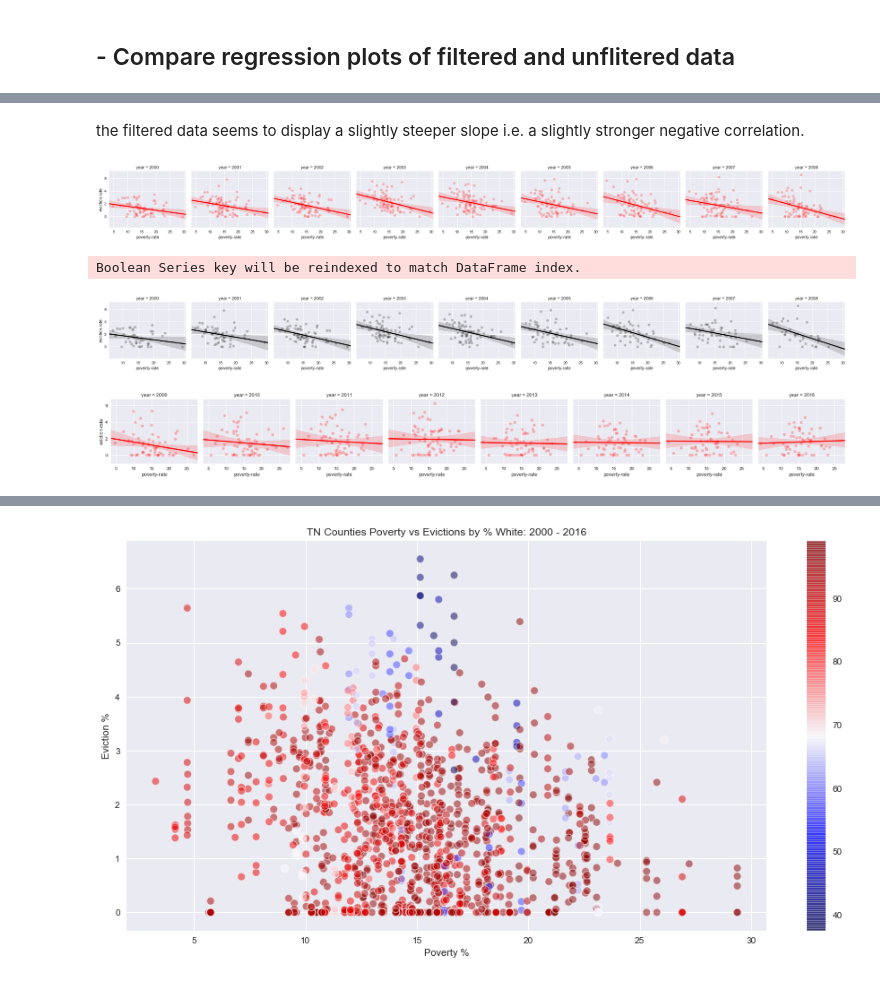
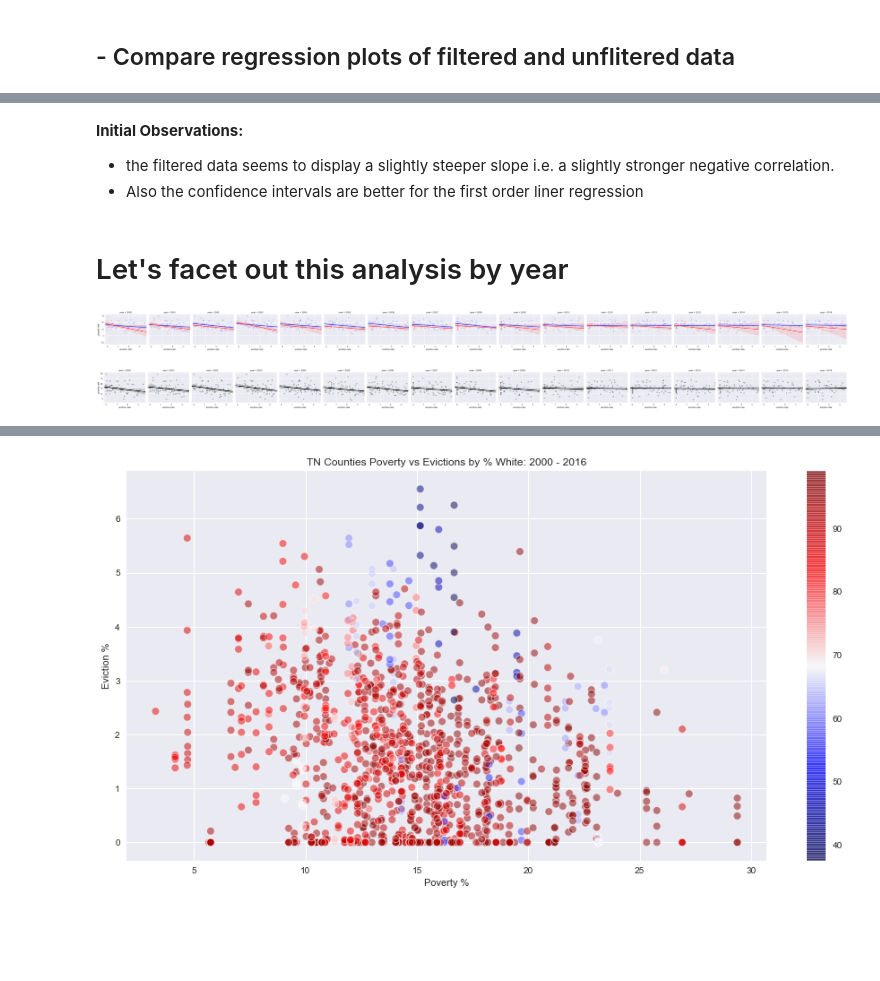
Before and after one commit to paulo-g-martinez/eviction-lab-tn-nss-capstone, a Jupyter notebook: regression-analysis-with-corrected-flags.ipynb, the cells around one changed output, grey strips where cells are left out. Cells and saved outputs as stored; diff of their text form; code cells hidden in the pictures; blank space fills up the shorter version.

```diff
--- a/regression-analysis-with-corrected-flags.ipynb
+++ b/regression-analysis-with-corrected-flags.ipynb
@@ -301,25 +337,23 @@ sns.regplot(x = counties_evicts_df['poverty-rate'][counties_evicts_df['low-flag'
 # %% [markdown]
-the filtered data seems to display a slightly steeper slope i.e. a slightly stronger negative correlation.
+**Initial Observations:**
+- the filtered data seems to display a slightly steeper slope i.e. a slightly stronger negative correlation.
+- Also the confidence intervals are better for the first order liner regression
+# %% [markdown]
+# Let's facet out this analysis by year
 # %%
-g = sns.FacetGrid(counties_evicts_df[counties_evicts_df.year < 2009], col = 'year')
-g = g.map(sns.regplot, 'poverty-rate', 'eviction-rate', color = 'red', scatter_kws = {'alpha':'.25',
+g = sns.FacetGrid(counties_evicts_df, col = 'year', #col_wrap = 9,
+                  hue = 'low-flag', palette = 'seismic')
+g = g.map(sns.regplot, 'eviction-rate', 'poverty-rate',
+          #color = 'black',
+          scatter_kws = {'alpha':'.25',
                                             'edgecolors':'white',
                                            'linewidths':'1'})
+
+g = sns.FacetGrid(counties_evicts_df, col = 'year')
+g = g.map(sns.regplot, 'eviction-rate', 'poverty-rate',
+          color = 'black', scatter_kws = {'alpha':'.25',
+                                            'edgecolors':'white',
+                                           'linewidths':'1'})
 # %% [output]
-[figure, old version]
+[figure, new version]
+[figure, added]
-# %%
-g = sns.FacetGrid(counties_evicts_df[counties_evicts_df.year < 2009][counties_evicts_df['low-flag'] == 0],
-                  col = 'year')
-g = g.map(sns.regplot, 'poverty-rate', 'eviction-rate', color = 'black', scatter_kws = {'alpha':'.25',
-                                            'edgecolors':'white',
-                                           'linewidths':'1'})
-# %% [output]
-Boolean Series key will be reindexed to match DataFrame index.
-[figure, removed]
-# %%
-g = sns.FacetGrid(counties_evicts_df[counties_evicts_df.year >= 2009], col = 'year')
-g = g.map(sns.regplot, 'poverty-rate', 'eviction-rate', color = 'red', scatter_kws = {'alpha':'.25',
-                                            'edgecolors':'white',
-                                           'linewidths':'1'})
-# %% [output]
-[figure, removed]
```
Also changed, not shown: parts of 22 cells of this notebook.
